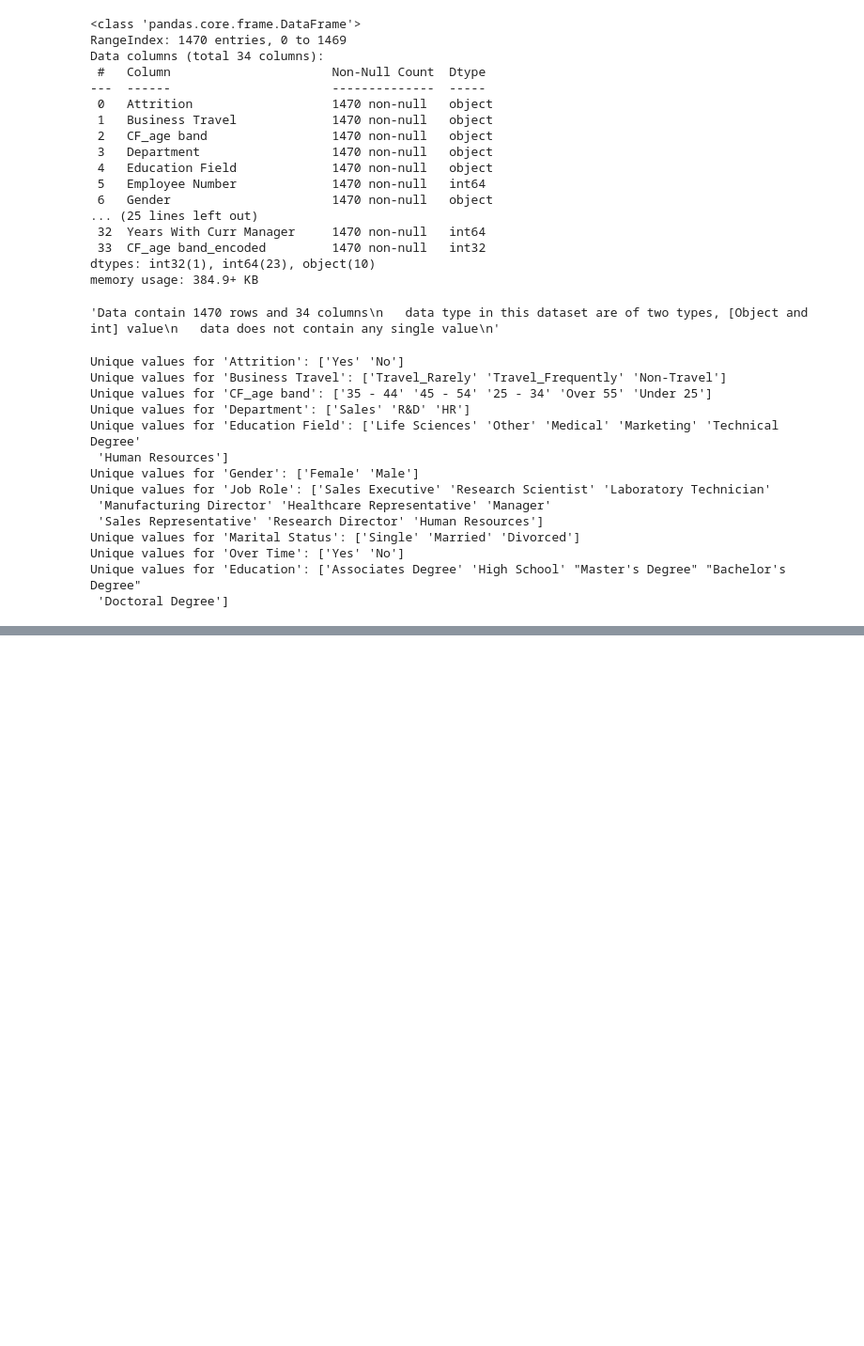
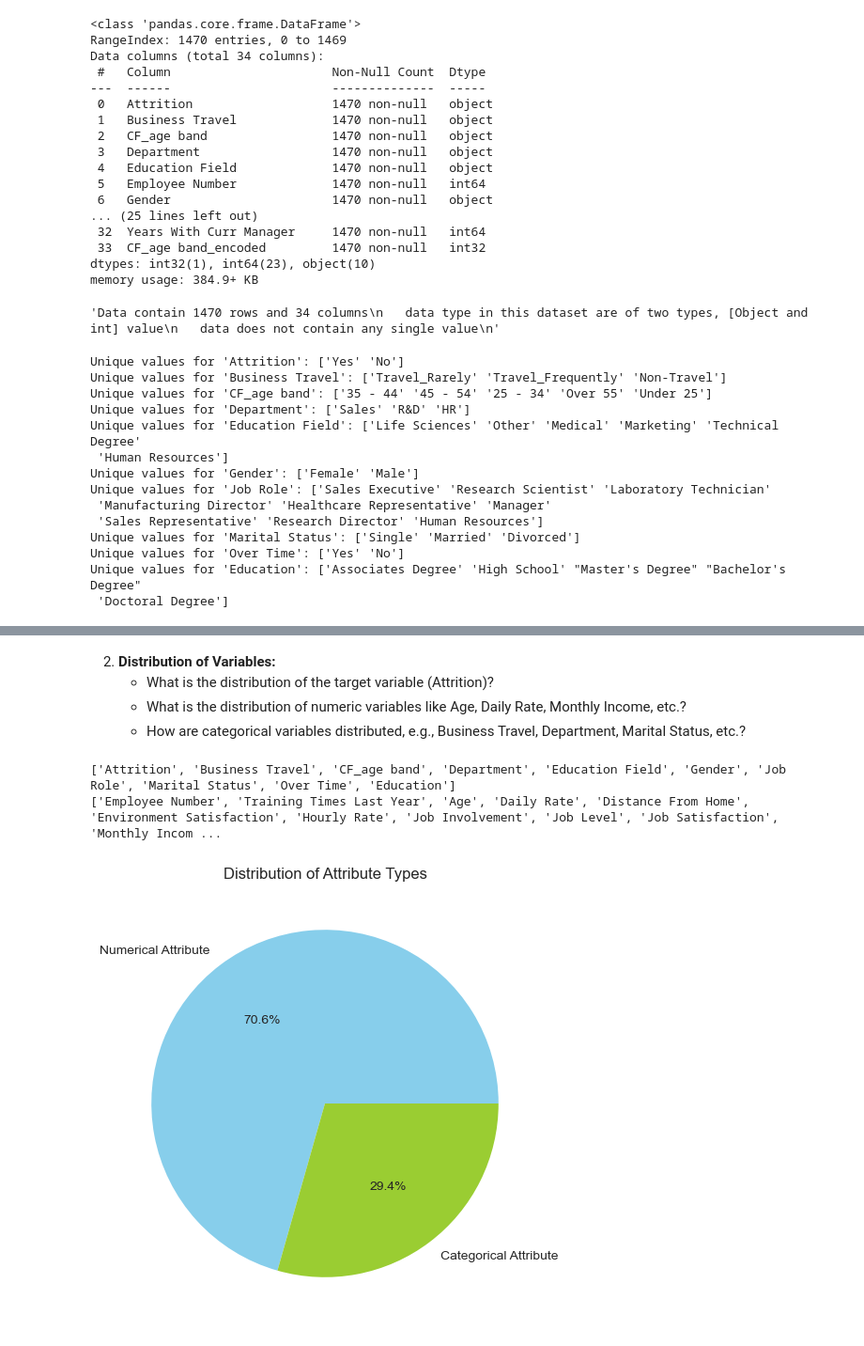
Before and after one commit to sivm205/HR-Employee-Attrition-Analysis, a Jupyter notebook: Preprocessing.ipynb, the cells around one changed output, grey strips where cells are left out. Shown at 94% size. Drawn from its saved outputs; the diff is of its cells as text; code cells hidden in the pictures; blank space fills up the shorter version.

Commit message:
Done a correlation analysis and Ploting distribution of Attributes

```diff
--- a/Preprocessing.ipynb
+++ b/Preprocessing.ipynb
@@ -429,0 +419,37 @@ dtype('O')
+# %% [markdown]
+2. **Distribution of Variables:**
+   - What is the distribution of the target variable (Attrition)?
+   - What is the distribution of numeric variables like Age, Daily Rate, Monthly Income, etc.?
+   - How are categorical variables distributed, e.g., Business Travel, Department, Marital Status, etc.?
+# %%
+#make a separate list for numeriacal attribute and categorical attribute
+
+numerical_atttribute = []
+categorical_attribute = []
+def check_type(data):
+    for col in data:
+        if data[col].dtype == 'O':
+            categorical_attribute.append(col)
+        else:
+            numerical_atttribute.append(col)
+
+check_type(df)
+print(categorical_attribute)
+print(numerical_atttribute)
+# %% [output]
+['Attrition', 'Business Travel', 'CF_age band', 'Department', 'Education Field', 'Gender', 'Job Role', 'Marital Status', 'Over Time', 'Education']
+['Employee Number', 'Training Times Last Year', 'Age', 'Daily Rate', 'Distance From Home', 'Environment Satisfaction', 'Hourly Rate', 'Job Involvement', 'Job Level', 'Job Satisfaction', 'Monthly Incom ...
+# %%
+# Calculate the number of each type of attribute
+
+num_numerical = len(numerical_atttribute)
+num_categorical = len(categorical_attribute)
+
+# Create a pie chart
+plt.figure(figsize=(6, 6))
+plt.pie([num_numerical, num_categorical], labels=['Numerical Attribute', 'Categorical Attribute'], autopct='%1.1f%%',
+        colors=['skyblue', 'yellowgreen'])
+plt.title('Distribution of Attribute Types')
+plt.show()
+# %% [output]
+[figure, added]
```
Also changed, not shown: parts of 17 cells of this notebook.
